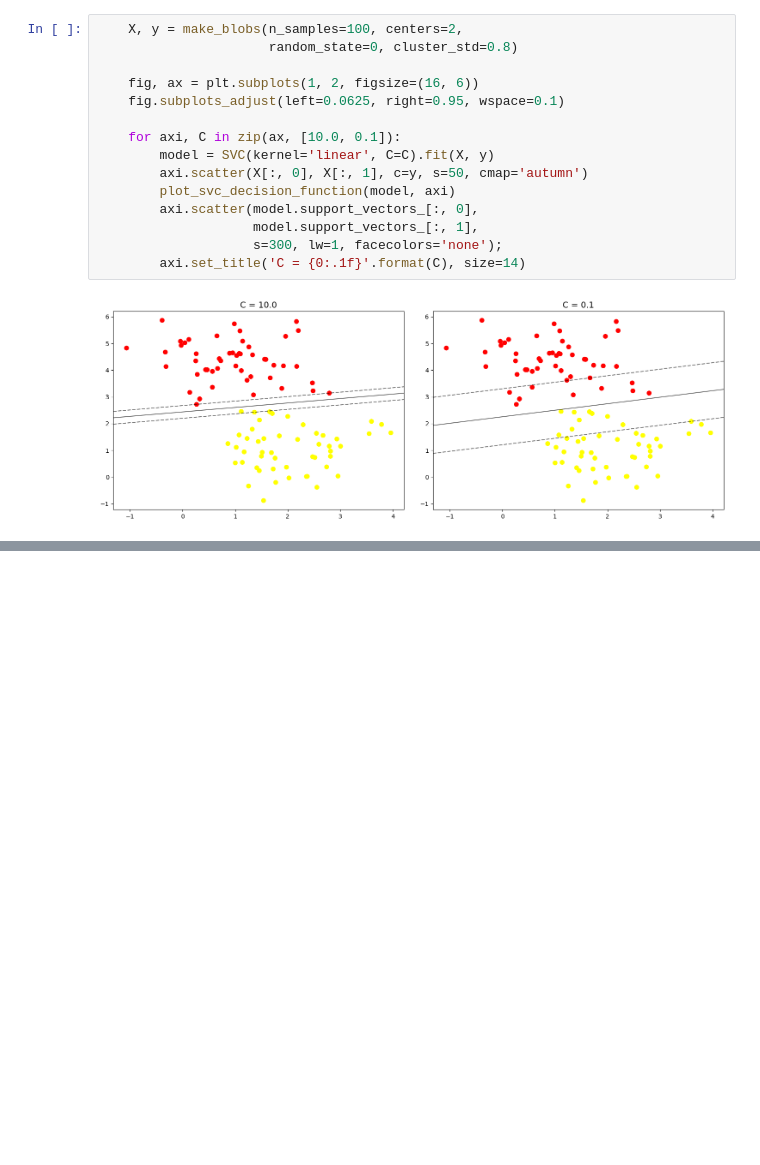
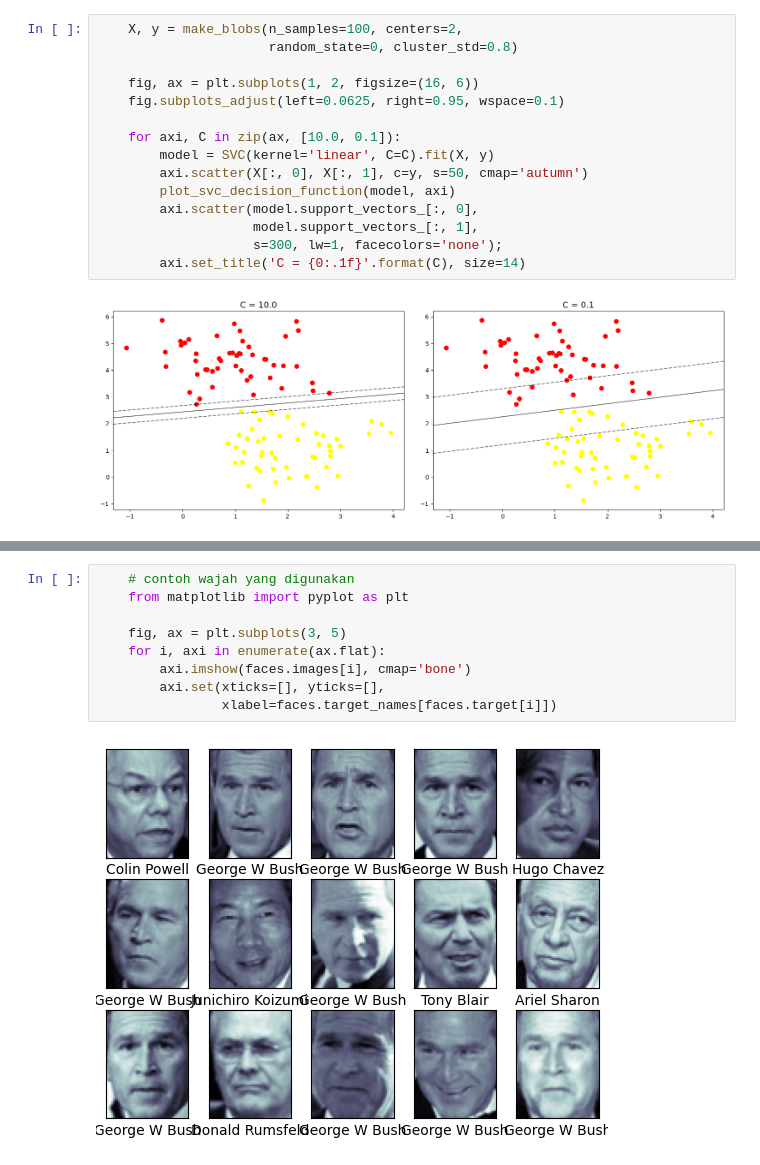
Before and after one commit to AlfredaDhaifullah04/Pembelajaran_Mesin_2026, a Jupyter notebook: TG9_JS11_Alfreda.ipynb, the cells around one changed output, grey strips where cells are left out. Drawn from its saved outputs; the diff is of its cells as text; blank space fills up the shorter version.

Commit message:
Pratikum 4 - Klasifikasi Citra Wajah
melakukan klasifikasi dengan data riil berupa citra wajah. Dataset yang akan digunakan adalah dataset wajah-wajah dari ribuan publik figur.

```diff
--- a/TG9_JS11_Alfreda.ipynb
+++ b/TG9_JS11_Alfreda.ipynb
@@ -268,0 +282,11 @@ Praktikum 3 - SVM Data Overlapping
+# %%
+	# contoh wajah yang digunakan
+	from matplotlib import pyplot as plt
+
+	fig, ax = plt.subplots(3, 5)
+	for i, axi in enumerate(ax.flat):
+	    axi.imshow(faces.images[i], cmap='bone')
+	    axi.set(xticks=[], yticks=[],
+	            xlabel=faces.target_names[faces.target[i]])
+# %% [output]
+[figure, added]
```
Also changed, not shown: parts of 12 cells of this notebook.
